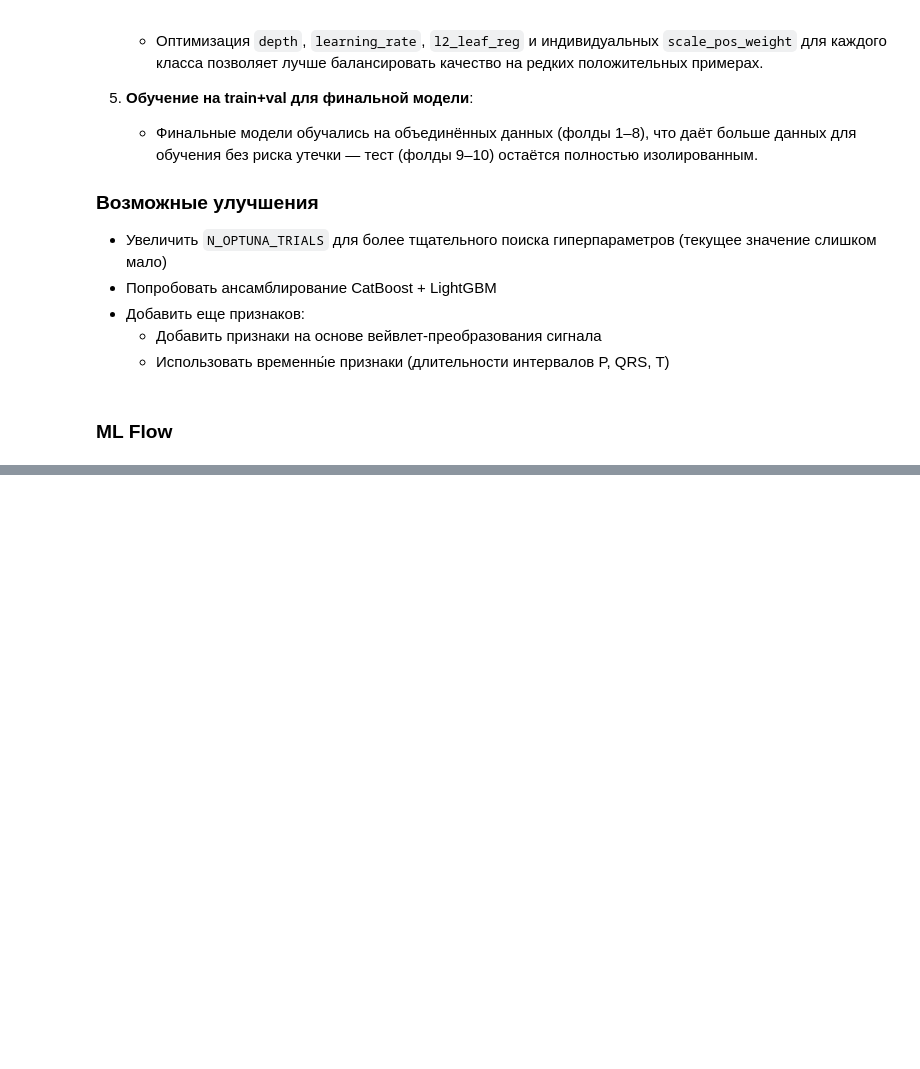
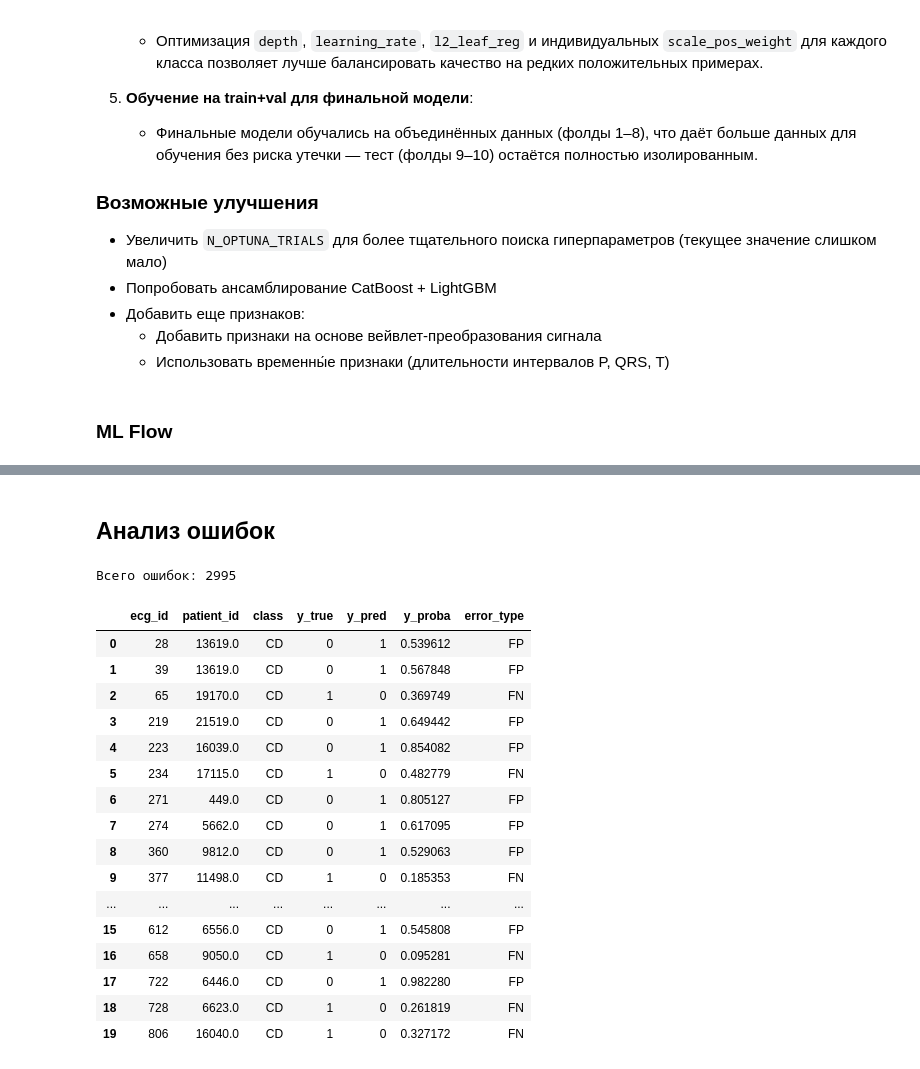
Before and after one commit to elinaail/Medical-Data-Analysis, a Jupyter notebook: ml_experiments.ipynb, the cells around one changed output, grey strips where cells are left out. Drawn from its saved outputs; the diff is of its cells as text; code cells hidden in the pictures; blank space fills up the shorter version.

```diff
--- a/ml_experiments.ipynb
+++ b/ml_experiments.ipynb
@@ -1338,11 +1344,12 @@ PR-AUC improvement: +0.0458
 # %%
 import mlflow
 import os
+import tempfile
 
 os.environ["MLFLOW_S3_ENDPOINT_URL"] = "http://localhost:9000"
-os.environ["AWS_ACCESS_KEY_ID"] = "add_your_key"
-os.environ["AWS_SECRET_ACCESS_KEY"] = "add_your_secret"
+os.environ["AWS_ACCESS_KEY_ID"] = "minioadmin"
+os.environ["AWS_SECRET_ACCESS_KEY"] = "minioadmin"
 
-mlflow.set_tracking_uri("http://localhost:5000")
+mlflow.set_tracking_uri("http://127.0.0.1:5001")
 mlflow.set_experiment("ecg-catboost")
 # %% [output]
@@ -1390,0 +1441,51 @@ with mlflow.start_run(run_name="catboost_tuned_final") as run:
+# %% [markdown]
+## Анализ ошибок
+# %%
+error_rows = []
+
+for sc in SUPERCLASSES:
+    y_true = y_test_per_class[sc].values
+    y_pred = final_models[sc].predict(X_sel_test).flatten()
+    y_proba = final_models[sc].predict_proba(X_sel_test)[:, 1]
+
+    tmp_df = pd.DataFrame({
+        "ecg_id": df_test["ecg_id"].values,
+        "patient_id": df_test["patient_id"].values,
+        "class": sc,
+        "y_true": y_true,
+        "y_pred": y_pred,
+        "y_proba": y_proba,
+    })
+
+    tmp_df["error_type"] = np.where(
+        (tmp_df["y_true"] == 1) & (tmp_df["y_pred"] == 0), "FN",
+        np.where((tmp_df["y_true"] == 0) & (tmp_df["y_pred"] == 1), "FP", "OK")
+    )
+
+    error_rows.append(tmp_df[tmp_df["error_type"] != "OK"])
+
+errors_df = pd.concat(error_rows, axis=0).reset_index(drop=True)
+
+errors_sample = errors_df.head(20)
+
+print("Всего ошибок:", len(errors_df))
+display(errors_sample)
+# %% [output]
+Всего ошибок: 2995
+|  | ecg_id | patient_id | class | y_true | y_pred | y_proba | error_type |
+| 0 | 28 | 13619.0 | CD | 0 | 1 | 0.539612 | FP |
+| 1 | 39 | 13619.0 | CD | 0 | 1 | 0.567848 | FP |
+| 2 | 65 | 19170.0 | CD | 1 | 0 | 0.369749 | FN |
+| 3 | 219 | 21519.0 | CD | 0 | 1 | 0.649442 | FP |
+| 4 | 223 | 16039.0 | CD | 0 | 1 | 0.854082 | FP |
+| 5 | 234 | 17115.0 | CD | 1 | 0 | 0.482779 | FN |
+| 6 | 271 | 449.0 | CD | 0 | 1 | 0.805127 | FP |
+| 7 | 274 | 5662.0 | CD | 0 | 1 | 0.617095 | FP |
+| 8 | 360 | 9812.0 | CD | 0 | 1 | 0.529063 | FP |
+| 9 | 377 | 11498.0 | CD | 1 | 0 | 0.185353 | FN |
+| ... | ... | ... | ... | ... | ... | ... | ... |
+| 15 | 612 | 6556.0 | CD | 0 | 1 | 0.545808 | FP |
+| 16 | 658 | 9050.0 | CD | 1 | 0 | 0.095281 | FN |
+| 17 | 722 | 6446.0 | CD | 0 | 1 | 0.982280 | FP |
+| 18 | 728 | 6623.0 | CD | 1 | 0 | 0.261819 | FN |
+| 19 | 806 | 16040.0 | CD | 1 | 0 | 0.327172 | FN |
```
Also changed, not shown: parts of 22 cells of this notebook, 3 other files.
